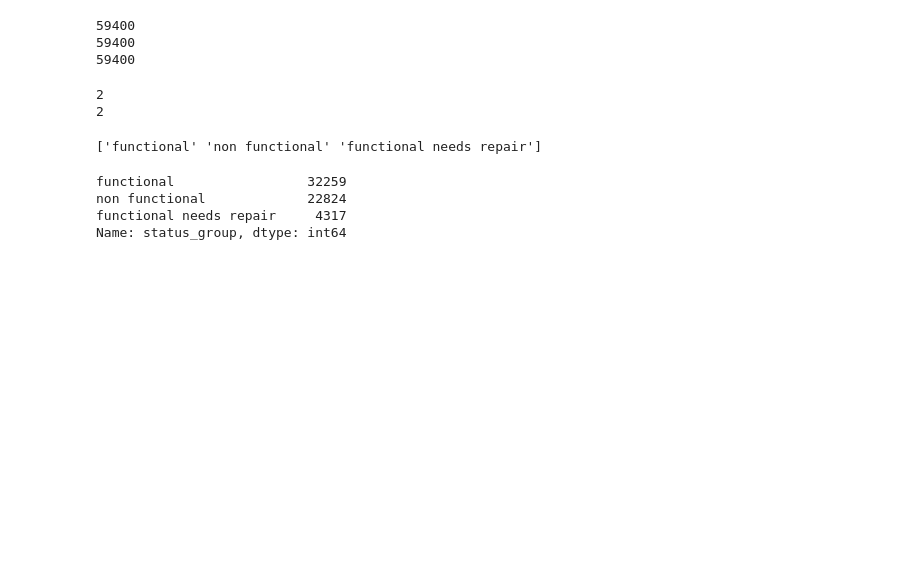
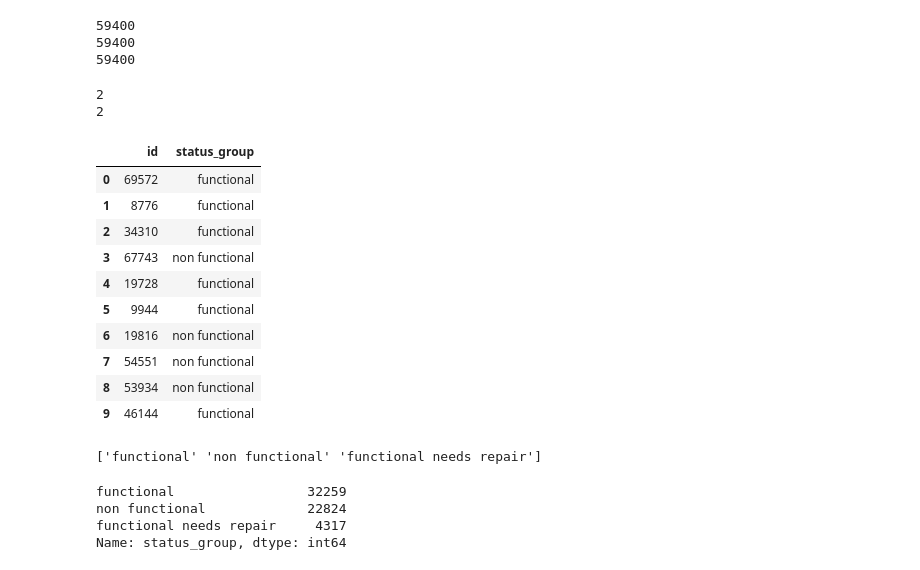
Before and after one commit to sebbsnow/data-science-maintenance-water-pumps, a Jupyter notebook: Water-Pump-Maintenance.ipynb, the cells around one changed output. Drawn from its saved outputs; the diff is of its cells as text; code cells hidden in the pictures; blank space fills up the shorter version.

```diff
--- a/Water-Pump-Maintenance.ipynb
+++ b/Water-Pump-Maintenance.ipynb
@@ -84,6 +117,22 @@ print (dfY.shape[1])
 # %% [output]
 2
 2
+# %%
+# VARIABLES TARGET
+# Afficher les 10 premère lignes de la table de Target
+dfY.head(10)
+# %% [output]
+|  | id | status_group |
+| 0 | 69572 | functional |
+| 1 | 8776 | functional |
+| 2 | 34310 | functional |
+| 3 | 67743 | non functional |
+| 4 | 19728 | functional |
+| 5 | 9944 | functional |
+| 6 | 19816 | non functional |
+| 7 | 54551 | non functional |
+| 8 | 53934 | non functional |
+| 9 | 46144 | functional |
 # %%
 # VARIABLES TARGET
 # Afficher les valeurs uniques trouvées dans la colonne "status_group"
```
Also changed, not shown: parts of 11 cells of this notebook.
